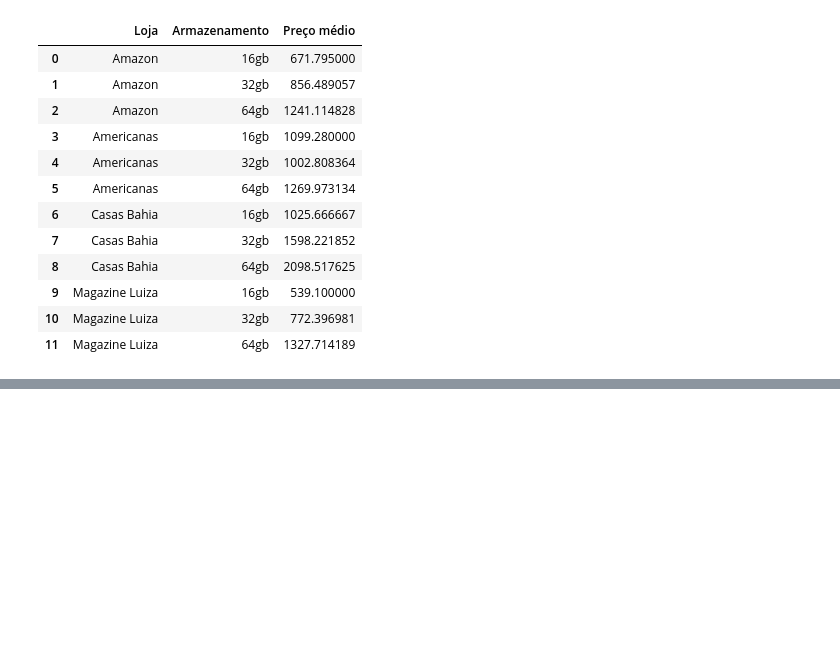
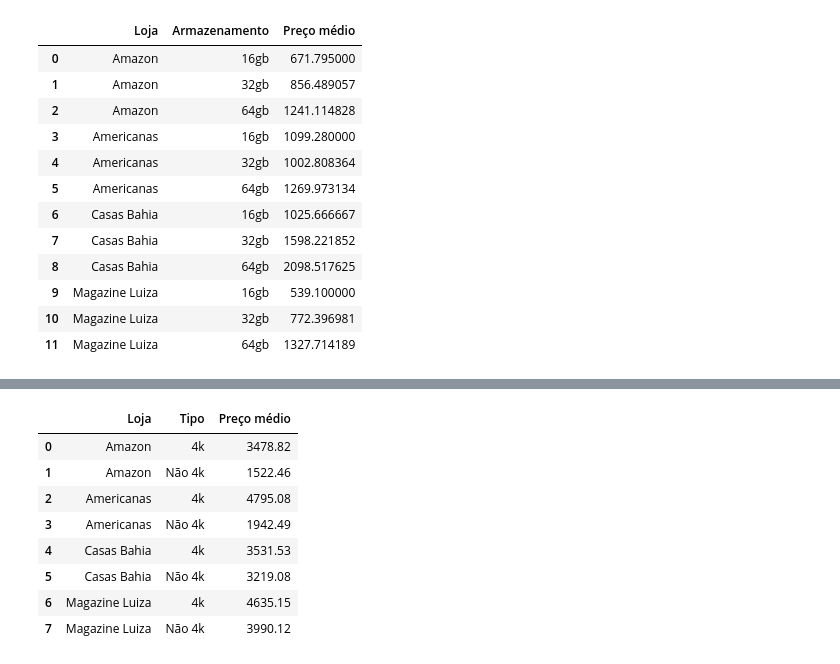
Before and after one commit to vitordutra/desafio-3-trilhas-webscraping, a Jupyter notebook: analise_por_produtos.ipynb, the cells around one changed output, grey strips where cells are left out. Cells and saved outputs as stored; diff of their text form; code cells hidden in the pictures; blank space fills up the shorter version.

```diff
--- a/analise_por_produtos.ipynb
+++ b/analise_por_produtos.ipynb
@@ -309,0 +378,6 @@ fig.show()
+# %%
+tv_4k  = dados_gerais[(dados_gerais['Descrição'].str.lower().str.contains('4k')) & (dados_gerais['Categoria'] == 'TV') ]
+tv_4k["Tipo"] = "4k"
+
+tv_nao_4k =  dados_gerais[(~dados_gerais['Descrição'].str.lower().str.contains('4k')) & (dados_gerais['Categoria'] == 'TV') ]
+tv_nao_4k["Tipo"] = "Não 4k"
@@ -309,0 +396,17 @@ fig.show()
+# %%
+tv_tipo = pd.concat([tv_4k, tv_nao_4k])
+# %%
+ntb_groupby_tipo_tv = tv_tipo[['Loja','Categoria','Preço','Tipo']].groupby(['Loja', 'Tipo']).mean().round(2)
+ntb_groupby_tipo_tv.reset_index(inplace=True)
+ntb_groupby_tipo_tv.rename(columns={'Preço':'Preço médio'},inplace=True)
+ntb_groupby_tipo_tv
+# %% [output]
+|  | Loja | Tipo | Preço médio |
+| 0 | Amazon | 4k | 3478.82 |
+| 1 | Amazon | Não 4k | 1522.46 |
+| 2 | Americanas | 4k | 4795.08 |
+| 3 | Americanas | Não 4k | 1942.49 |
+| 4 | Casas Bahia | 4k | 3531.53 |
+| 5 | Casas Bahia | Não 4k | 3219.08 |
+| 6 | Magazine Luiza | 4k | 4635.15 |
+| 7 | Magazine Luiza | Não 4k | 3990.12 |
```
Also changed, not shown: parts of 21 cells of this notebook, 1 other file.
